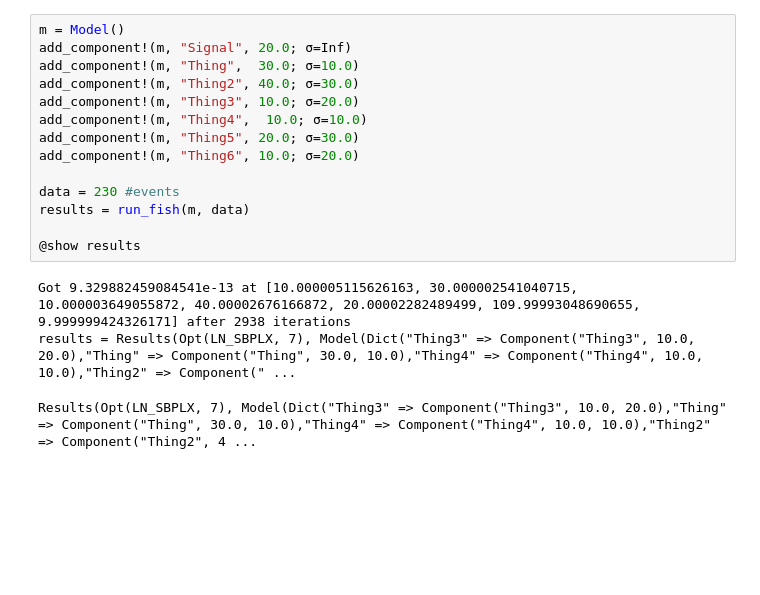
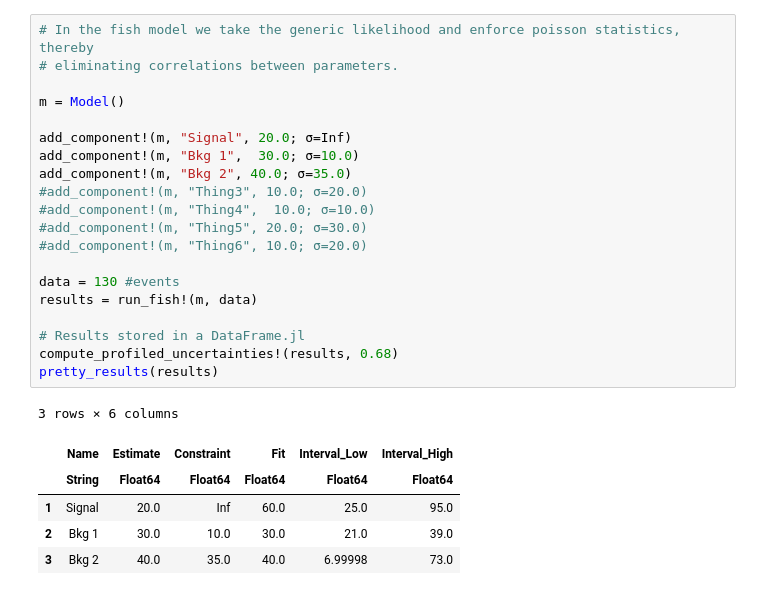
Before and after one commit to MorganAskins/watchfish, a Jupyter notebook: protofish.ipynb, the cells around one changed output. Cells and saved outputs as stored; diff of their text form; blank space fills up the shorter version.

```diff
--- a/protofish.ipynb
+++ b/protofish.ipynb
@@ -43,18 +79,27 @@ using .watchfish
 # %%
+# In the fish model we take the generic likelihood and enforce poisson statistics, thereby
+# eliminating correlations between parameters.
+
 m = Model()
+
 add_component!(m, "Signal", 20.0; σ=Inf)
-add_component!(m, "Thing",  30.0; σ=10.0)
-add_component!(m, "Thing2", 40.0; σ=30.0)
-add_component!(m, "Thing3", 10.0; σ=20.0)
-add_component!(m, "Thing4",  10.0; σ=10.0)
-add_component!(m, "Thing5", 20.0; σ=30.0)
-add_component!(m, "Thing6", 10.0; σ=20.0)
+add_component!(m, "Bkg 1",  30.0; σ=10.0)
+add_component!(m, "Bkg 2", 40.0; σ=35.0)
+#add_component!(m, "Thing3", 10.0; σ=20.0)
+#add_component!(m, "Thing4",  10.0; σ=10.0)
+#add_component!(m, "Thing5", 20.0; σ=30.0)
+#add_component!(m, "Thing6", 10.0; σ=20.0)
 
-data = 230 #events
-results = run_fish(m, data)
+data = 130 #events
+results = run_fish!(m, data)
 
-@show results
+# Results stored in a DataFrame.jl
+compute_profiled_uncertainties!(results, 0.68)
+pretty_results(results)
 # %% [output]
-Got 9.329882459084541e-13 at [10.000005115626163, 30.000002541040715, 10.000003649055872, 40.00002676166872, 20.00002282489499, 109.99993048690655, 9.999999424326171] after 2938 iterations
-results = Results(Opt(LN_SBPLX, 7), Model(Dict("Thing3" => Component("Thing3", 10.0, 20.0),"Thing" => Component("Thing", 30.0, 10.0),"Thing4" => Component("Thing4", 10.0, 10.0),"Thing2" => Component(" ...
+3 rows × 6 columns
-Results(Opt(LN_SBPLX, 7), Model(Dict("Thing3" => Component("Thing3", 10.0, 20.0),"Thing" => Component("Thing", 30.0, 10.0),"Thing4" => Component("Thing4", 10.0, 10.0),"Thing2" => Component("Thing2", 4 ...
+|  | Name | Estimate | Constraint | Fit | Interval_Low | Interval_High |
+|  | String | Float64 | Float64 | Float64 | Float64 | Float64 |
+| 1 | Signal | 20.0 | Inf | 60.0 | 25.0 | 95.0 |
+| 2 | Bkg 1 | 30.0 | 10.0 | 30.0 | 21.0 | 39.0 |
+| 3 | Bkg 2 | 40.0 | 35.0 | 40.0 | 6.99998 | 73.0 |
```
Also changed, not shown: parts of 17 cells of this notebook, 2 other files.
